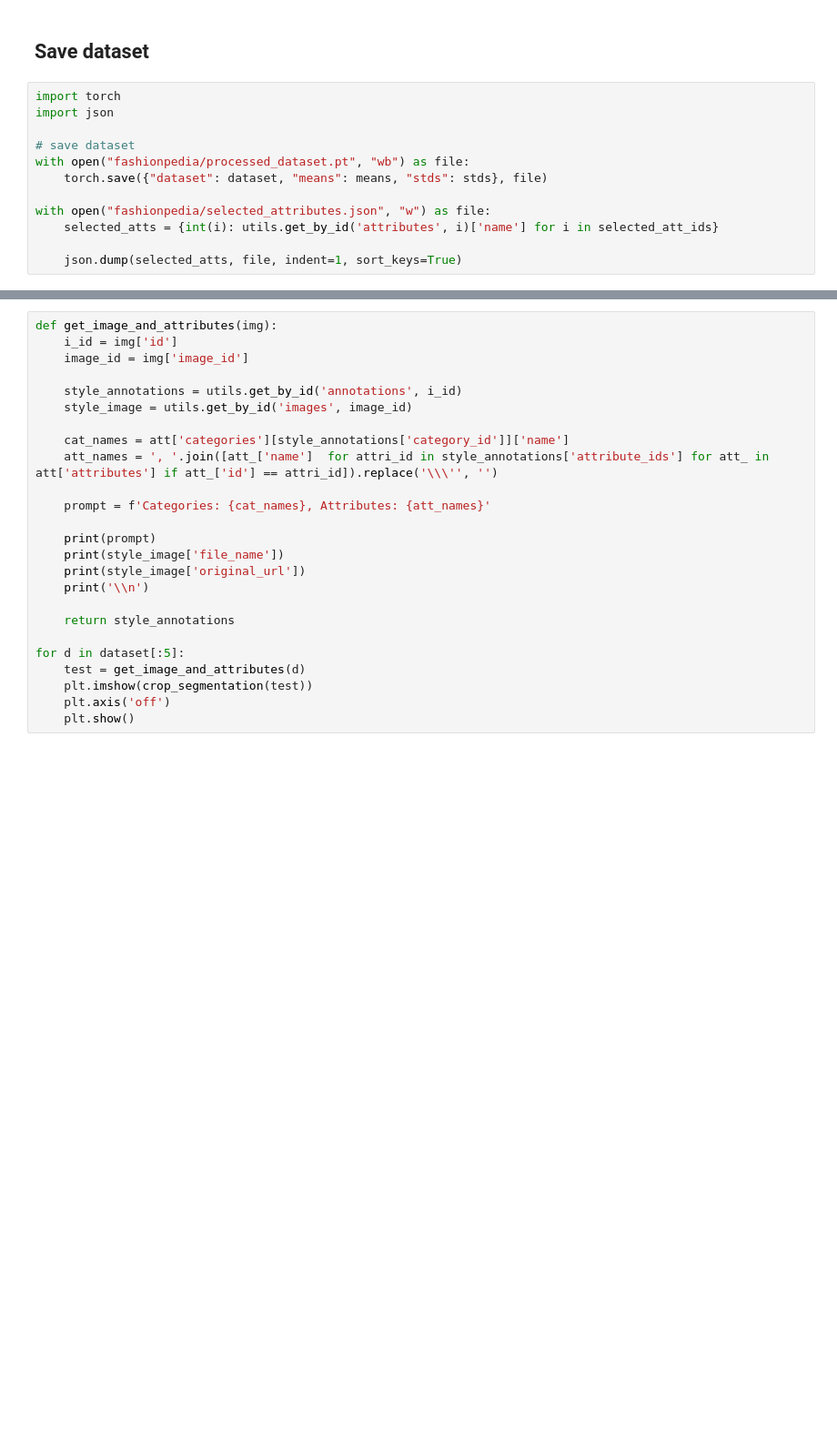
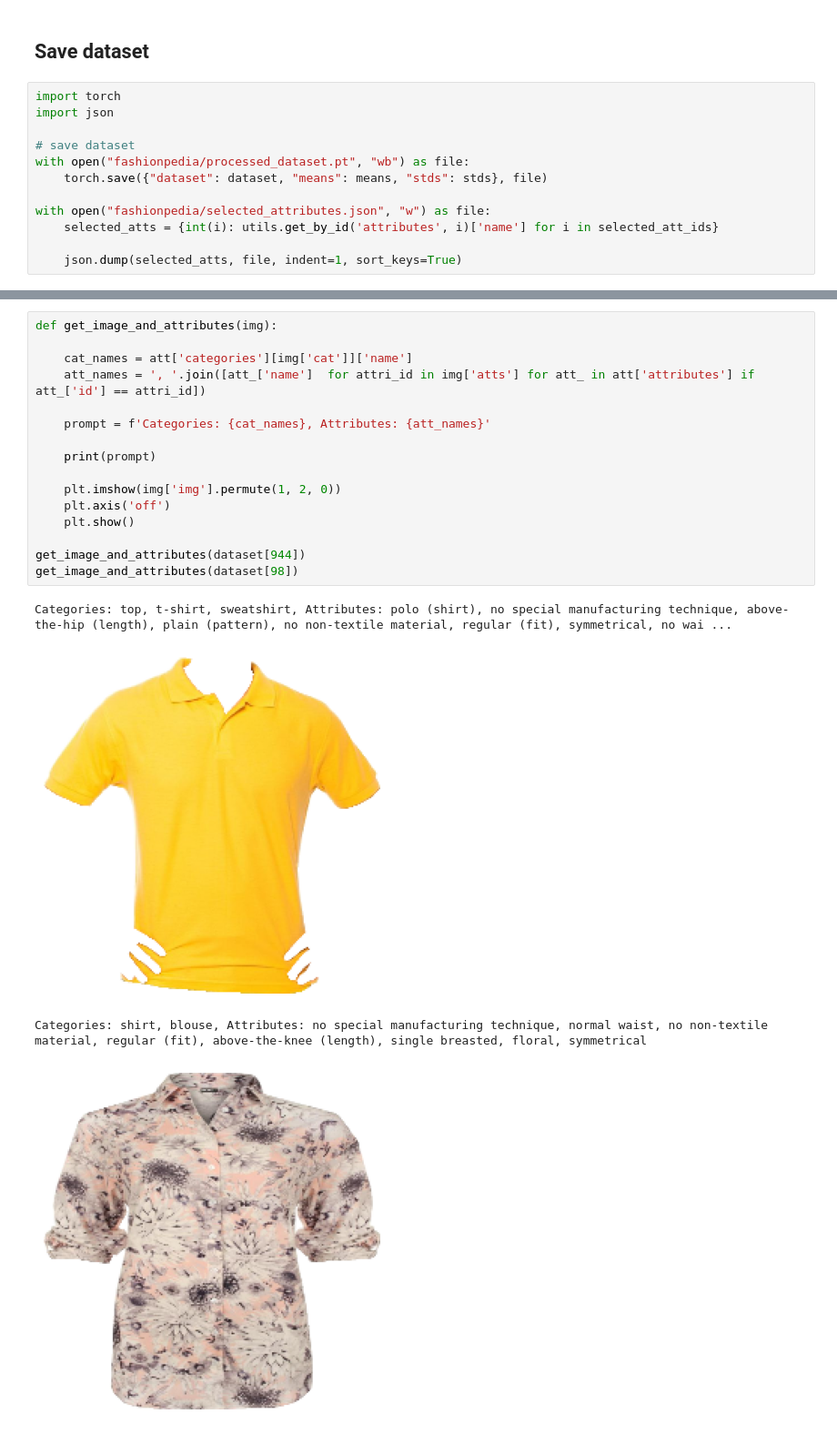
Before and after one commit to pfrolke/DLCV-project-33, a Jupyter notebook: 1_process_data.ipynb, the cells around one changed output, grey strips where cells are left out. Shown at 91% size. Saved outputs shown, nothing was run; the diff lists cells and outputs as text; blank space fills up the shorter version.

```diff
--- a/1_process_data.ipynb
+++ b/1_process_data.ipynb
@@ -174,25 +209,21 @@ with open("fashionpedia/selected_attributes.json", "w") as file:
 # %%
 def get_image_and_attributes(img):
-    i_id = img['id']
-    image_id = img['image_id']
 
-    style_annotations = utils.get_by_id('annotations', i_id)
-    style_image = utils.get_by_id('images', image_id)
-
-    cat_names = att['categories'][style_annotations['category_id']]['name']
-    att_names = ', '.join([att_['name']  for attri_id in style_annotations['attribute_ids'] for att_ in att['attributes'] if att_['id'] == attri_id]).replace('\\\'', '')
+    cat_names = att['categories'][img['cat']]['name']
+    att_names = ', '.join([att_['name']  for attri_id in img['atts'] for att_ in att['attributes'] if att_['id'] == attri_id])
 
     prompt = f'Categories: {cat_names}, Attributes: {att_names}'
 
     print(prompt)
-    print(style_image['file_name'])
-    print(style_image['original_url'])
-    print('\\n')
 
-    return style_annotations
-
-for d in dataset[:5]:
-    test = get_image_and_attributes(d)
-    plt.imshow(crop_segmentation(test))
+    plt.imshow(img['img'].permute(1, 2, 0))
     plt.axis('off')
     plt.show()
+
+get_image_and_attributes(dataset[944])
+get_image_and_attributes(dataset[98])
+# %% [output]
+Categories: top, t-shirt, sweatshirt, Attributes: polo (shirt), no special manufacturing technique, above-the-hip (length), plain (pattern), no non-textile material, regular (fit), symmetrical, no wai ...
+[figure, added]
+Categories: shirt, blouse, Attributes: no special manufacturing technique, normal waist, no non-textile material, regular (fit), above-the-knee (length), single breasted, floral, symmetrical
+[figure, added]
```
Also changed, not shown: parts of 6 cells of this notebook, 50 other files.
